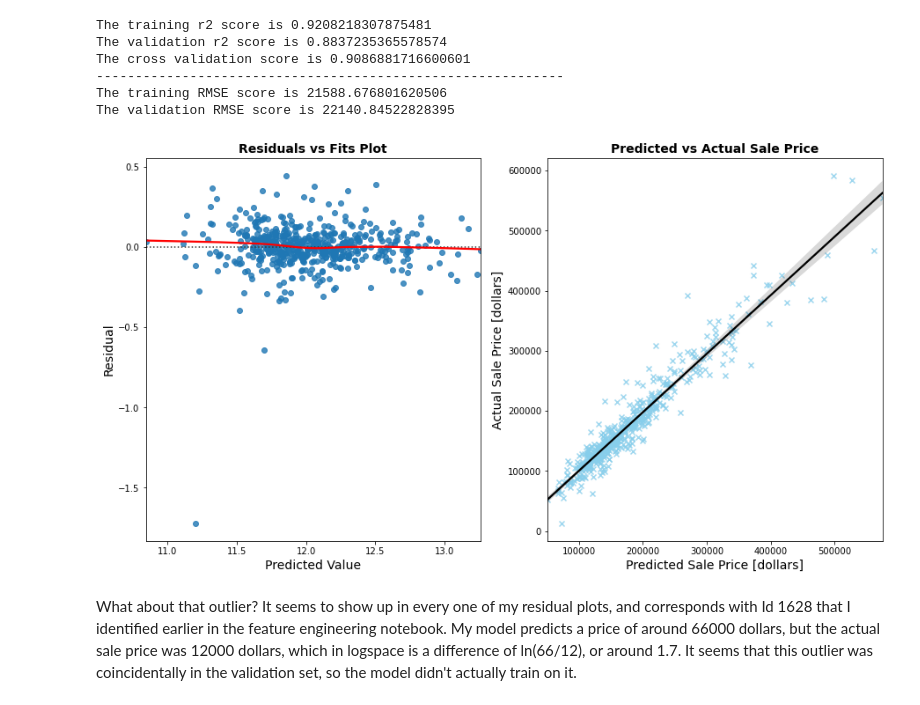
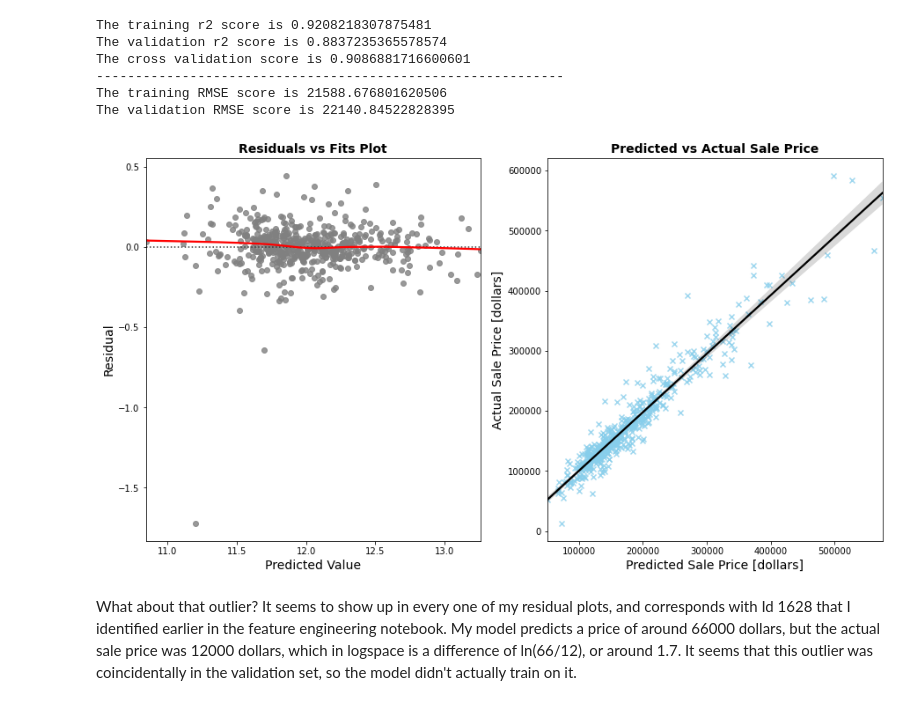
Before and after one commit to martijndevries/AmesHousingPrices, a Jupyter notebook: code/Modeling.ipynb, the cells around one changed output. Saved outputs shown, nothing was run; the diff lists cells and outputs as text; code cells hidden in the pictures.

```diff
--- a/code/Modeling.ipynb
+++ b/code/Modeling.ipynb
@@ -466,23 +466,22 @@ The validation RMSE score is 22140.84522828395
 # %%
 preds_val = pipe.predict(X_val)
 resids = np.log(y_val) - preds_val
 fig, (ax1, ax2) = plt.subplots(1, 2, figsize=(15,8))
-sns.residplot(x = preds_val,
-              y = resids,
+sns.residplot(x = preds_val, y = resids,
               lowess = True, #help visualize relationship
-              line_kws = {'color': 'red'}, ax=ax1)
+              line_kws = {'color': 'red'}, ax=ax1, color='grey')
 ax1.set_title('Residuals vs Fits Plot', fontsize=14, fontweight='bold')
 ax1.set_ylabel('Residual', fontsize=14)
 ax1.set_xlabel('Predicted Value', fontsize=14)
 
 sns.regplot(x=np.exp(preds_val), y=y_val, marker='x', color='skyblue', ax=ax2, line_kws={'color':'black'})
 ax2.set_xlabel('Predicted Sale Price [dollars]', fontsize=14)
 ax2.set_ylabel('Actual Sale Price [dollars]', fontsize=14)
 ax2.set_title('Predicted vs Actual Sale Price', fontsize=14, fontweight='bold')
 plt.savefig('../figures/res_predicted_plot.png', dpi=300)
 plt.show()
 # %% [output]
-[figure, old version]
+[figure, new version]
 # %% [markdown]
 What about that outlier? It seems to show up in every one of my residual plots, and corresponds with Id 1628 that I identified earlier in the feature engineering notebook. My model predicts a price of around 66000 dollars, but the actual sale price was 12000 dollars, which in logspace is a difference of ln(66/12), or around 1.7. It seems that this outlier was coincidentally in the validation set, so the model didn't actually train on it.
 # %%
```
Also changed, not shown: 8 other files.
